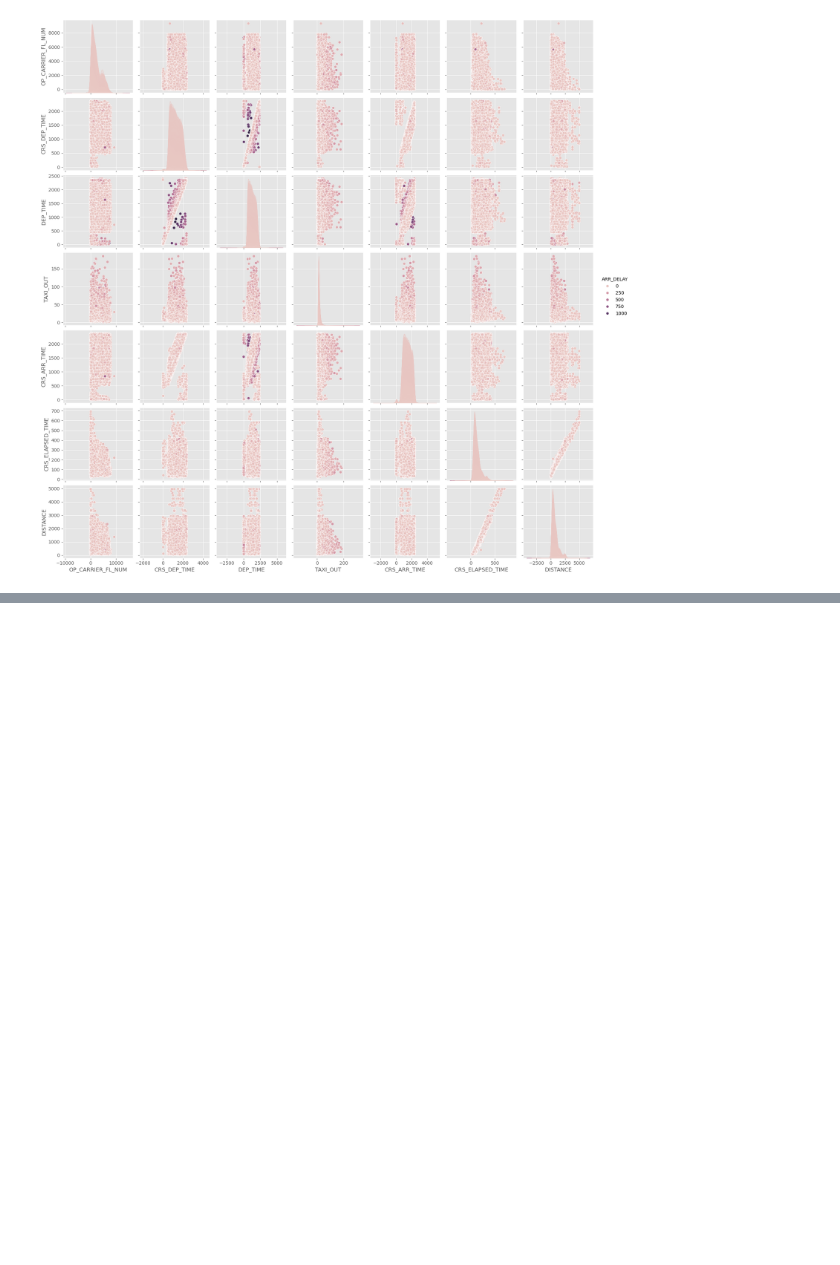
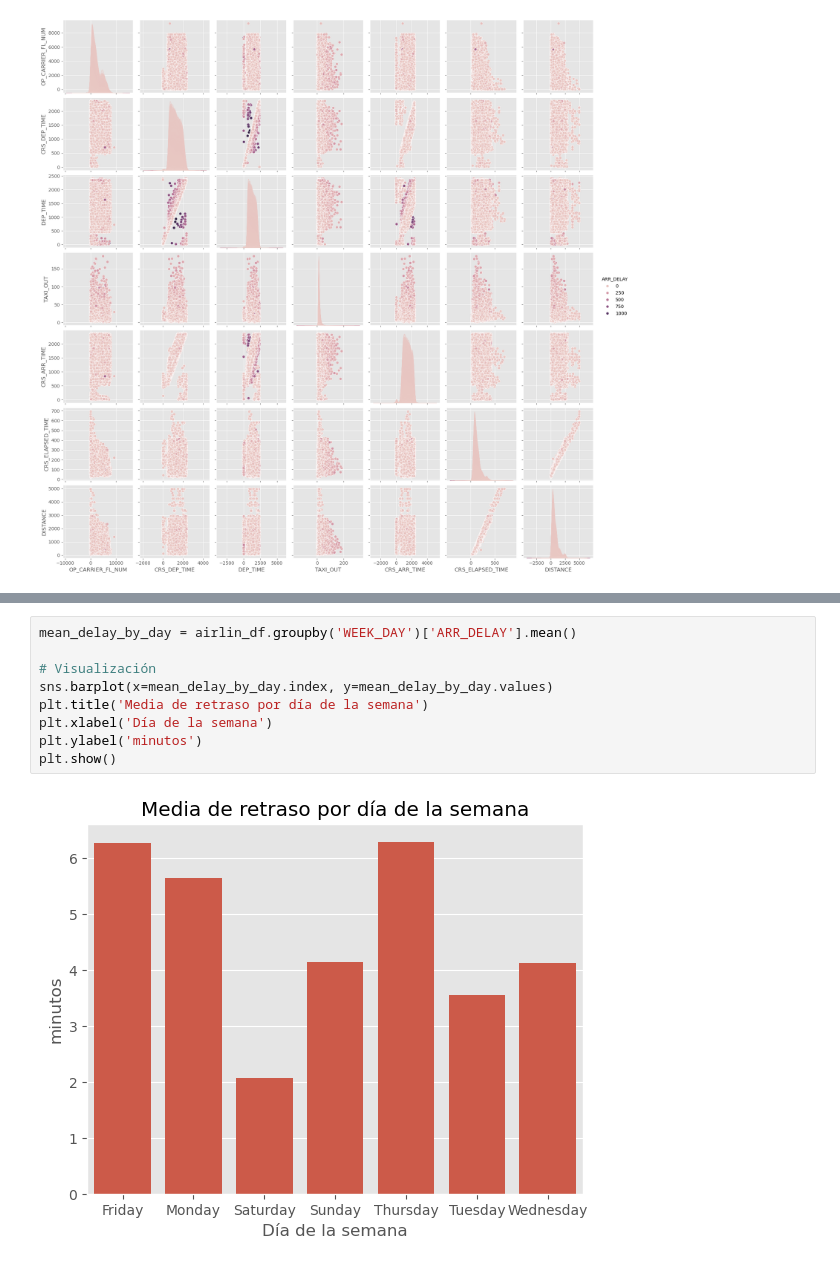
Before and after one commit to Andylmao/icd2024, a Jupyter notebook: practices/practica4ICD.ipynb, the cells around one changed output, grey strips where cells are left out. Saved outputs shown, nothing was run; the diff lists cells and outputs as text; blank space fills up the shorter version.

```diff
--- a/practices/practica4ICD.ipynb
+++ b/practices/practica4ICD.ipynb
@@ -225,0 +270,11 @@ sns.kdeplot(x='DEP_DELAY', y='FL_DATE',color = 'mediumorchid', data=airlin_df)
+# %%
+mean_delay_by_day = airlin_df.groupby('WEEK_DAY')['ARR_DELAY'].mean()
+
+# Visualización
+sns.barplot(x=mean_delay_by_day.index, y=mean_delay_by_day.values)
+plt.title('Media de retraso por día de la semana')
+plt.xlabel('Día de la semana')
+plt.ylabel('minutos')
+plt.show()
+# %% [output]
+[figure, added]
```
Also changed, not shown: parts of 23 cells of this notebook.
